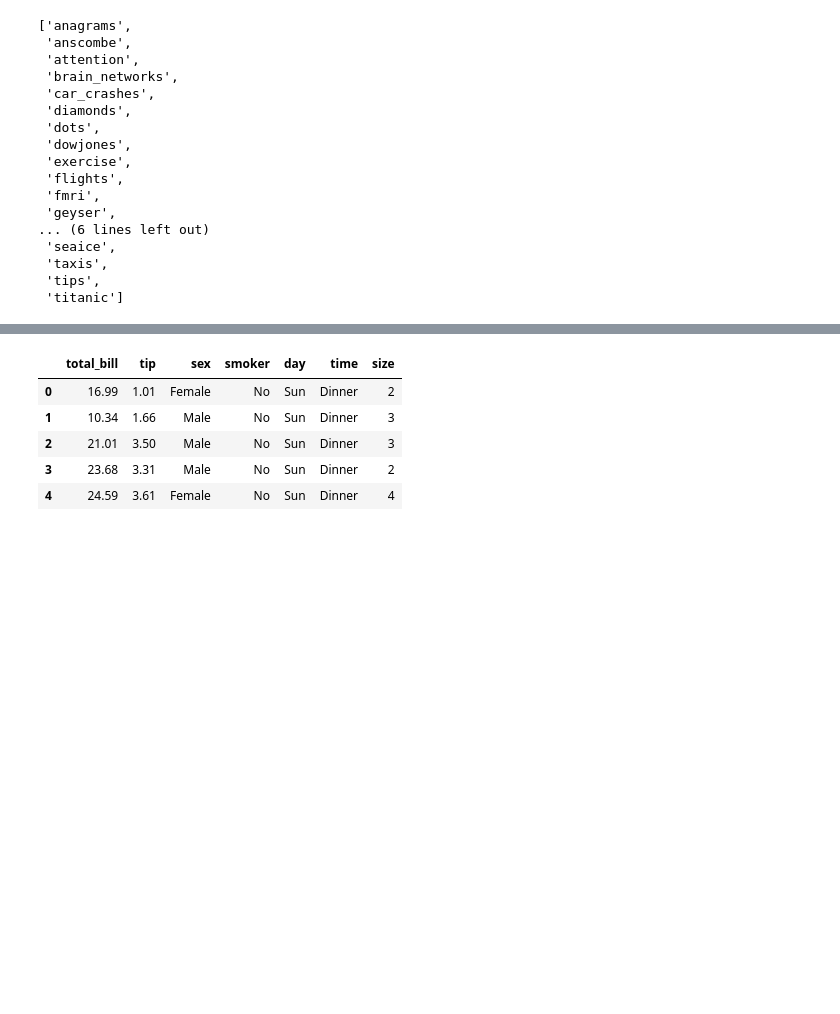
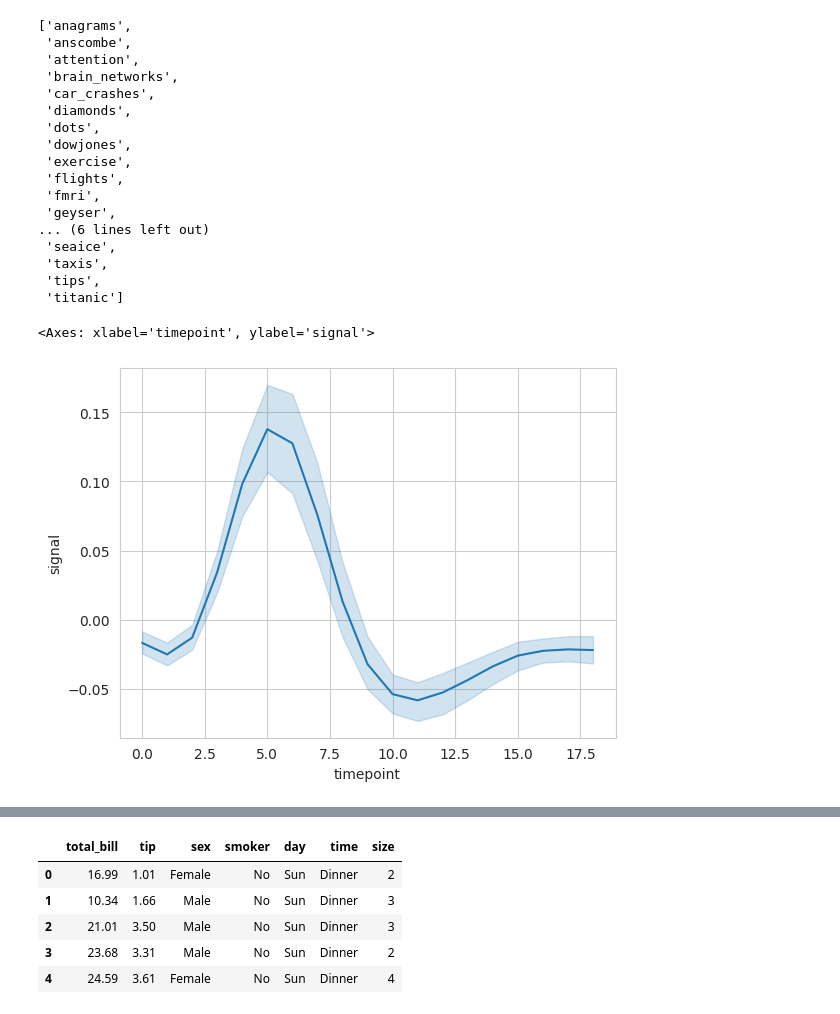
Before and after one commit to yleessam/py_data_anal_lesson, a Jupyter notebook: 4장/04_01_seaborn.ipynb, the cells around one changed output, grey strips where cells are left out. Drawn from its saved outputs; the diff is of its cells as text; code cells hidden in the pictures; blank space fills up the shorter version.

```diff
--- a/4장/04_01_seaborn.ipynb
+++ b/4장/04_01_seaborn.ipynb
@@ -25,3 +25,12 @@ sns.get_dataset_names()
  'taxis',
  'tips',
  'titanic']
+# %%
+fmri = sns.load_dataset("fmri") #(2)fmri 데이터셋 사용S
+# %%
+
+sns.set_style("whitegrid")      # (3) 기본 스타일 적용
+sns.lineplot(x="timepoint", y="signal", data=fmri)
+# %% [output]
+<Axes: xlabel='timepoint', ylabel='signal'>
+[figure, added]
```
Also changed, not shown: parts of 8 cells of this notebook.
